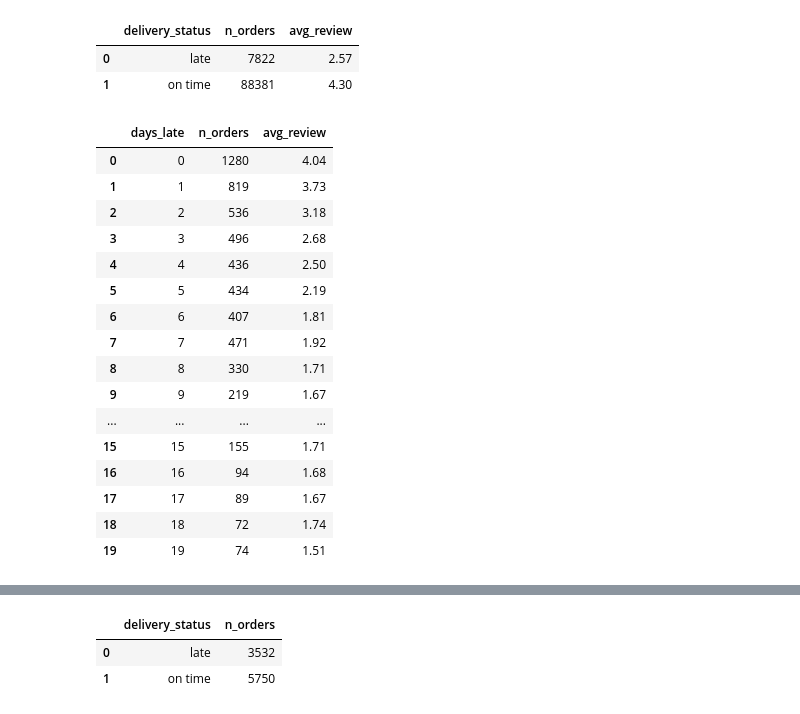
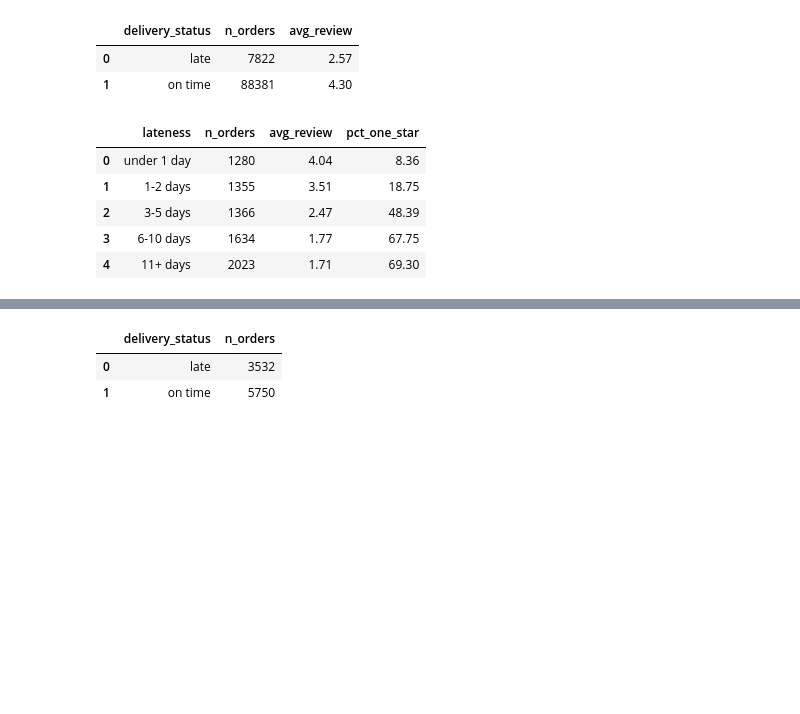
Before and after one commit to PedroAraigiH/olist-sql-analysis, a Jupyter notebook: analysis.ipynb, the cells around one changed output, grey strips where cells are left out. Saved outputs shown, nothing was run; the diff lists cells and outputs as text; code cells hidden in the pictures; blank space fills up the shorter version.

```diff
--- a/analysis.ipynb
+++ b/analysis.ipynb
@@ -777,23 +777,12 @@ run(f"WITH review_per_order AS (SELECT order_id, AVG(review_score) AS review_sco
 | 0 | late | 7822 | 2.57 |
 | 1 | on time | 88381 | 4.30 |
 # %%
-run(f"WITH review_per_order AS (SELECT order_id, AVG(review_score) AS review_score FROM order_reviews GROUP BY order_id), delivery AS (SELECT o.order_id, JULIANDAY(o.order_delivered_customer_date) - JULIANDAY(o.order_estimated_delivery_date) AS days_late FROM orders o WHERE {SCOPE} AND o.order_estimated_delivery_date IS NOT NULL AND o.order_delivered_customer_date > o.order_estimated_delivery_date) SELECT CAST(days_late AS INTEGER) AS days_late, COUNT(*) AS n_orders, ROUND(AVG(r.review_score), 2) AS avg_review FROM delivery d JOIN review_per_order r ON r.order_id = d.order_id GROUP BY CAST(days_late AS INTEGER) ORDER BY days_late LIMIT 20;")
+run(f"WITH review_per_order AS (SELECT order_id, AVG(review_score) AS review_score FROM order_reviews GROUP BY order_id), late_orders AS (SELECT o.order_id, JULIANDAY(o.order_delivered_customer_date) - JULIANDAY(o.order_estimated_delivery_date) AS days_late FROM orders o WHERE {SCOPE} AND o.order_estimated_delivery_date IS NOT NULL AND o.order_delivered_customer_date > o.order_estimated_delivery_date) SELECT CASE WHEN days_late < 1 THEN 'under 1 day' WHEN days_late < 3 THEN '1-2 days' WHEN days_late < 6 THEN '3-5 days' WHEN days_late < 11 THEN '6-10 days' ELSE '11+ days' END AS lateness, COUNT(*) AS n_orders, ROUND(AVG(r.review_score), 2) AS avg_review, ROUND(100.0 * SUM(r.review_score = 1) / COUNT(*), 2) AS pct_one_star FROM late_orders l JOIN review_per_order r ON r.order_id = l.order_id GROUP BY lateness ORDER BY MIN(days_late);")
 # %% [output]
-|  | days_late | n_orders | avg_review |
-| 0 | 0 | 1280 | 4.04 |
-| 1 | 1 | 819 | 3.73 |
-| 2 | 2 | 536 | 3.18 |
-| 3 | 3 | 496 | 2.68 |
-| 4 | 4 | 436 | 2.50 |
-| 5 | 5 | 434 | 2.19 |
-| 6 | 6 | 407 | 1.81 |
-| 7 | 7 | 471 | 1.92 |
-| 8 | 8 | 330 | 1.71 |
-| 9 | 9 | 219 | 1.67 |
-| ... | ... | ... | ... |
-| 15 | 15 | 155 | 1.71 |
-| 16 | 16 | 94 | 1.68 |
-| 17 | 17 | 89 | 1.67 |
-| 18 | 18 | 72 | 1.74 |
-| 19 | 19 | 74 | 1.51 |
+|  | lateness | n_orders | avg_review | pct_one_star |
+| 0 | under 1 day | 1280 | 4.04 | 8.36 |
+| 1 | 1-2 days | 1355 | 3.51 | 18.75 |
+| 2 | 3-5 days | 1366 | 2.47 | 48.39 |
+| 3 | 6-10 days | 1634 | 1.77 | 67.75 |
+| 4 | 11+ days | 2023 | 1.71 | 69.30 |
 # %%
```
Also changed, not shown: parts of 7 cells of this notebook, 8 other files.
